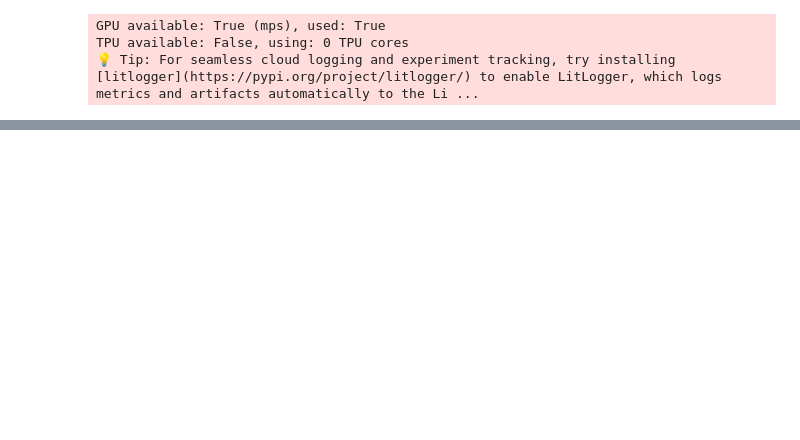
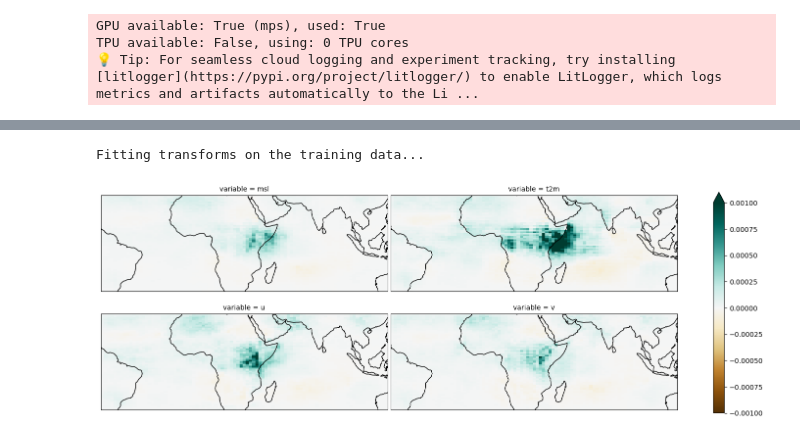
Before and after one commit to rguilcas/EastAfricaRainfallProject, a Jupyter notebook: notebooks/XAI_test.ipynb, the cells around one changed output, grey strips where cells are left out. Cells and saved outputs as stored; diff of their text form; code cells hidden in the pictures; blank space fills up the shorter version.

```diff
--- a/notebooks/XAI_test.ipynb
+++ b/notebooks/XAI_test.ipynb
@@ -26,0 +223,6 @@ TPU available: False, using: 0 TPU cores
+# %%
+datamodule.setup(stage='test')  # Ensure the test dataset is prepared
+X_test = datamodule.test_dataloader().dataset[100]['x'].unsqueeze(0)  # Assuming the first tensor is the input features
+y_test = datamodule.test_dataloader().dataset[100]['y'].unsqueeze(0)  # Assuming the first tensor is the target values
+# %% [output]
+Fitting transforms on the training data...
@@ -26,0 +263,20 @@ TPU available: False, using: 0 TPU cores
+# %%
+import torch
+with composite_Zplus.context(lightning_model) as modified_model:
+    output = modified_model(X_in)
+    obj = output[:, :].sum()
+    attribution_zplus, = torch.autograd.grad(obj, X_in, grad_outputs=torch.ones_like(obj))
+
+attributions_xr_zplus = xr.DataArray(
+    attribution_zplus.squeeze(0).detach().numpy(),
+    dims=["sample","variable", "latitude", "longitude"],
+    coords={"variable": variables, "latitude": lat, "longitude": lon},
+)
+# %%
+plot = attributions_xr_zplus.mean('sample').plot(col="variable", col_wrap=2, cmap="BrBG", robust=True, figsize=(15,5),
+                        subplot_kws = dict(projection=ccrs.PlateCarree()),vmax=0.001,
+                        transform=ccrs.PlateCarree(),)
+for ax in plot.axes.flat:
+    ax.coastlines()
+# %% [output]
+[figure, added]
```
Also changed, not shown: parts of 21 cells of this notebook, 11 other files.
